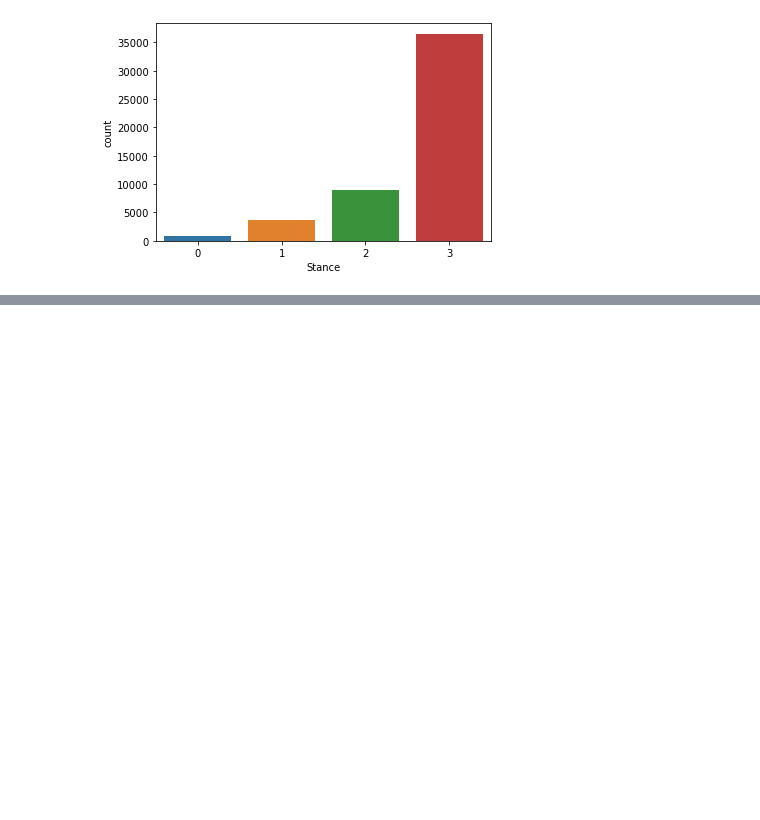
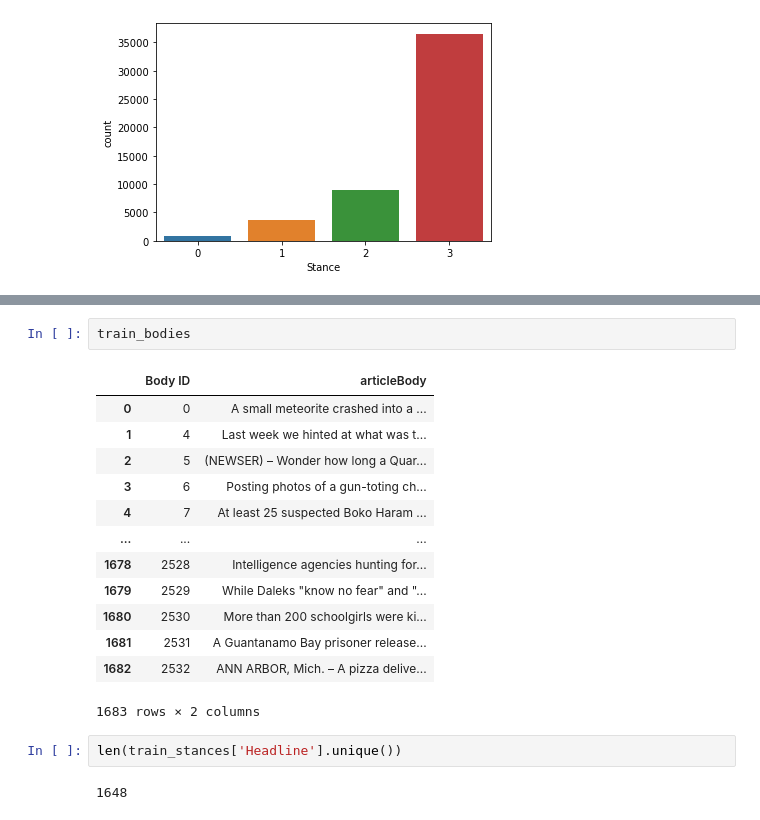
Before and after one commit to awjian/msci-nlp-w22-fnc, a Jupyter notebook: notebooks/data_cleaning.ipynb, the cells around one changed output, grey strips where cells are left out. Saved outputs shown, nothing was run; the diff lists cells and outputs as text; blank space fills up the shorter version.

```diff
--- a/notebooks/data_cleaning.ipynb
+++ b/notebooks/data_cleaning.ipynb
@@ -69,0 +92,20 @@ Text(0.5, 0, 'Stance')
+# %%
+train_bodies
+# %% [output]
+|  | Body ID | articleBody |
+| 0 | 0 | A small meteorite crashed into a ... |
+| 1 | 4 | Last week we hinted at what was t... |
+| 2 | 5 | (NEWSER) – Wonder how long a Quar... |
+| 3 | 6 | Posting photos of a gun-toting ch... |
+| 4 | 7 | At least 25 suspected Boko Haram ... |
+| ... | ... | ... |
+| 1678 | 2528 | Intelligence agencies hunting for... |
+| 1679 | 2529 | While Daleks "know no fear" and "... |
+| 1680 | 2530 | More than 200 schoolgirls were ki... |
+| 1681 | 2531 | A Guantanamo Bay prisoner release... |
+| 1682 | 2532 | ANN ARBOR, Mich. – A pizza delive... |
+1683 rows × 2 columns
+# %%
+len(train_stances['Headline'].unique())
+# %% [output]
+1648
```
Also changed, not shown: parts of 3 cells of this notebook, 1 other file.
